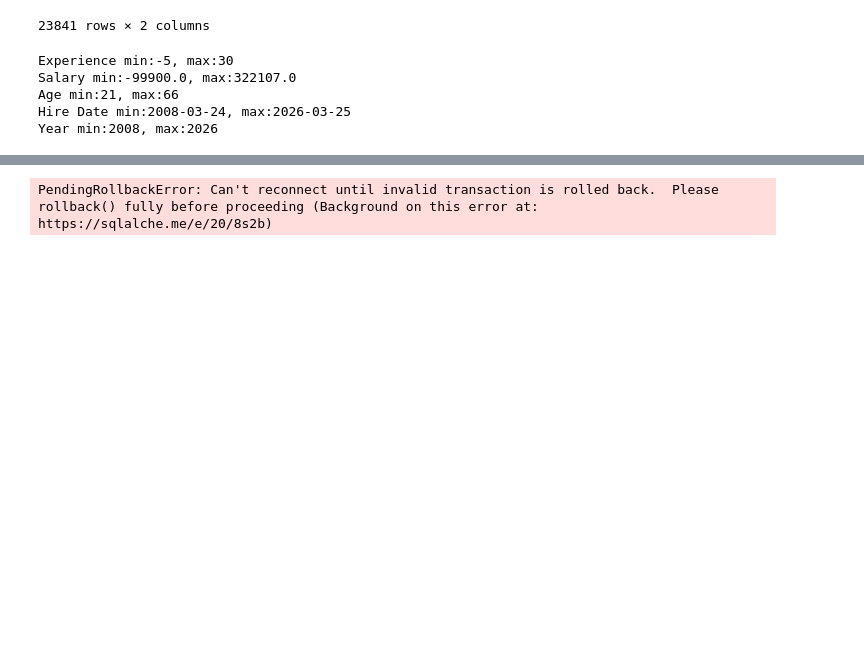
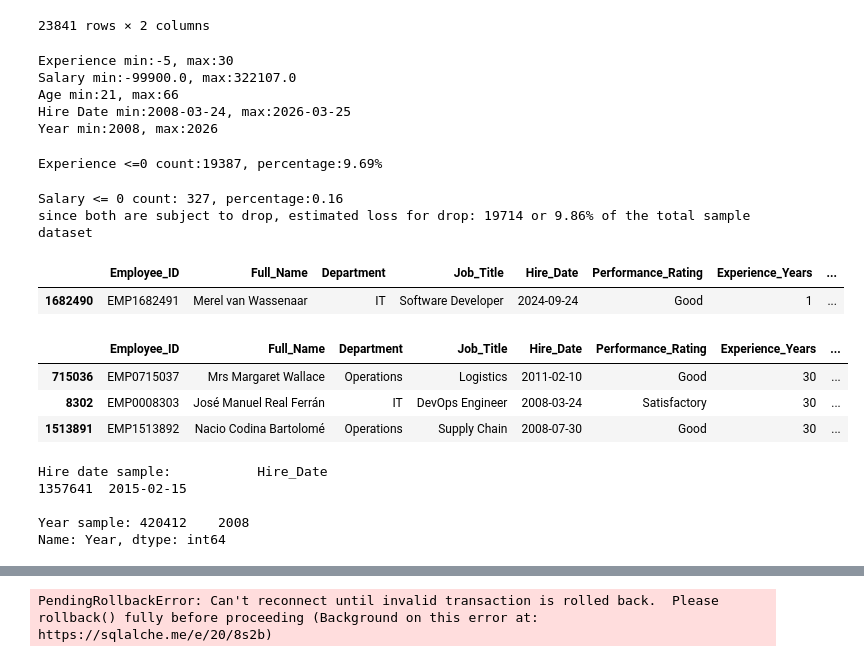
Before and after one commit to jhn-M/SQL-Practice-and-Data-Analysis-using-PostgreSQL, a Jupyter notebook: Project/python script/Hr Dataset Observation.ipynb, the cells around one changed output, grey strips where cells are left out. Saved outputs shown, nothing was run; the diff lists cells and outputs as text; code cells hidden in the pictures; blank space fills up the shorter version.

```diff
--- a/Project/python script/Hr Dataset Observation.ipynb
+++ b/Project/python script/Hr Dataset Observation.ipynb
@@ -128,4 +129,42 @@ Age min:21, max:66
 Hire Date min:2008-03-24, max:2026-03-25
 Year min:2008, max:2026
 # %%
-[jkldsjf]
+# Experience numerical sanity testing
+count = int(df_sample[df_sample['Experience_Years'] <= 0]['Experience_Years'].count())
+
+print(f'Experience <=0 count:{count}, percentage:{round((count/200000 *100),2)}%')
+# %% [output]
+Experience <=0 count:19387, percentage:9.69%
+# %%
+count1 = int(df_sample[df_sample['Salary']<= 0]['Salary'].count())
+print(f"Salary <= 0 count: {count1}, percentage:{round((count1/200000*100),2)}")
+print(f"since both are subject to drop, estimated loss for drop: {count+count1} or {round(((count+count1)/200000*100),2)}% of the total sample dataset")
+# %% [output]
+Salary <= 0 count: 327, percentage:0.16
+since both are subject to drop, estimated loss for drop: 19714 or 9.86% of the total sample dataset
+# %%
+# Salary Sanity test
+df_sample[df_sample['Salary'] == -32333.0]
+# %% [output]
+|  | Employee_ID | Full_Name | Department | Job_Title | Hire_Date | Performance_Rating | Experience_Years | ... |
+| 1682490 | EMP1682491 | Merel van Wassenaar | IT | Software Developer | 2024-09-24 | Good | 1 | ... |
+# %%
+# Age sanity test
+df_sample[df_sample['Age'] == 66]
+# %% [output]
+|  | Employee_ID | Full_Name | Department | Job_Title | Hire_Date | Performance_Rating | Experience_Years | ... |
+| 715036 | EMP0715037 | Mrs Margaret Wallace | Operations | Logistics | 2011-02-10 | Good | 30 | ... |
+| 8302 | EMP0008303 | José Manuel Real Ferrán | IT | DevOps Engineer | 2008-03-24 | Satisfactory | 30 | ... |
+| 1513891 | EMP1513892 | Nacio Codina Bartolomé | Operations | Supply Chain | 2008-07-30 | Good | 30 | ... |
+# %%
+# Date Format Checks
+
+print(f"Hire date sample: {df_sample[['Hire_Date']].sample()}")
+print('')
+print(f"Year sample: {df_sample['Year'].sample()}")
+# %% [output]
+Hire date sample:           Hire_Date
+1357641  2015-02-15
+
+Year sample: 420412    2008
+Name: Year, dtype: int64
```
Also changed, not shown: parts of 2 cells of this notebook.
